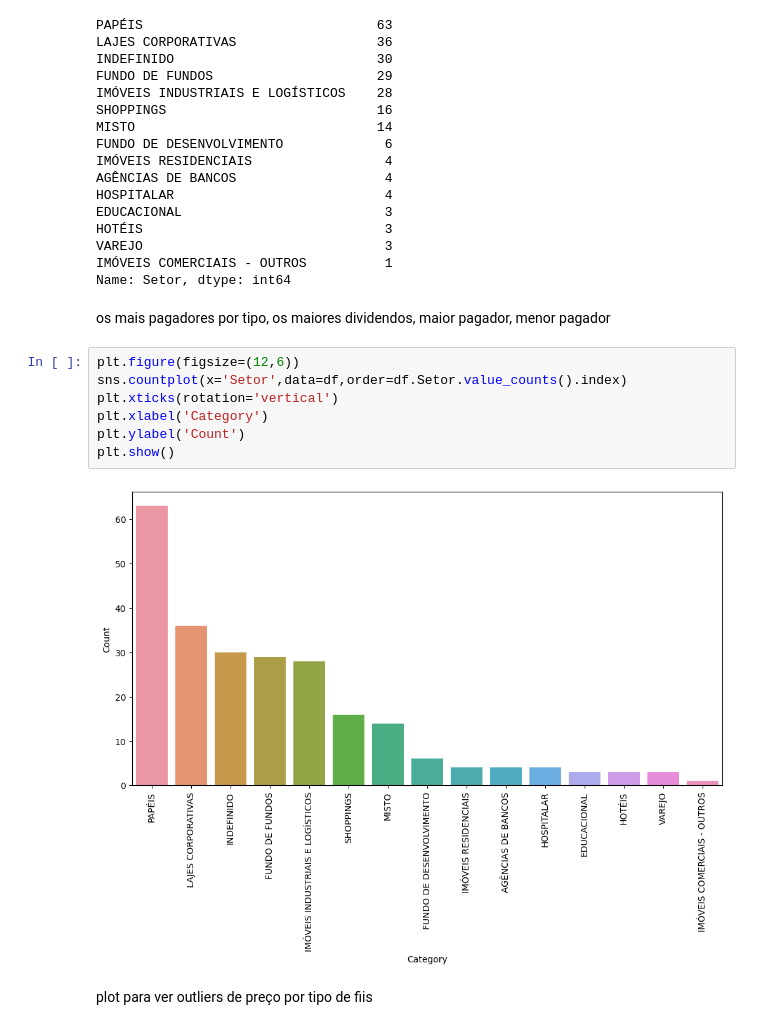
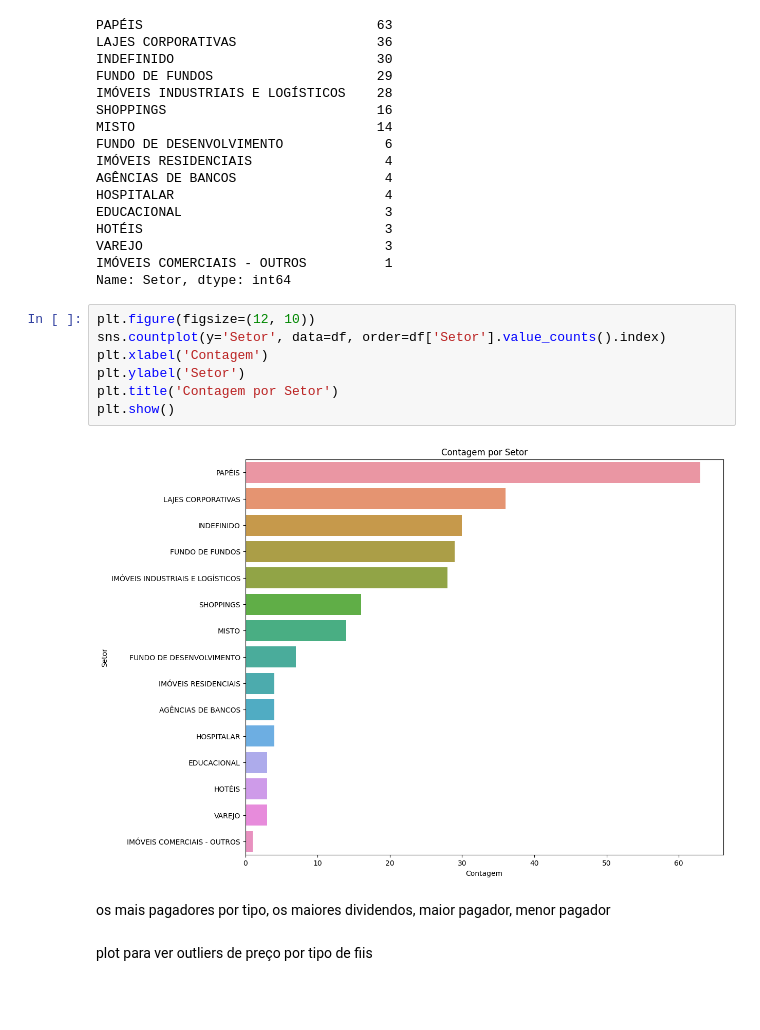
Before and after one commit to Riguini/Fundos-imobiliarios-FIIS-, a Jupyter notebook: FIIS.ipynb, the cells around one changed output. Saved outputs shown, nothing was run; the diff lists cells and outputs as text; blank space fills up the shorter version.

```diff
--- a/FIIS.ipynb
+++ b/FIIS.ipynb
@@ -246,16 +246,16 @@ HOTÉIS                               3
 VAREJO                               3
 IMÓVEIS COMERCIAIS - OUTROS          1
 Name: Setor, dtype: int64
+# %%
+plt.figure(figsize=(12, 10))
+sns.countplot(y='Setor', data=df, order=df['Setor'].value_counts().index)
+plt.xlabel('Contagem')
+plt.ylabel('Setor')
+plt.title('Contagem por Setor')
+plt.show()
+# %% [output]
+[figure, added]
 # %% [markdown]
 os mais pagadores por tipo, os maiores dividendos, maior pagador, menor pagador
-# %%
-plt.figure(figsize=(12,6))
-sns.countplot(x='Setor',data=df,order=df.Setor.value_counts().index)
-plt.xticks(rotation='vertical')
-plt.xlabel('Category')
-plt.ylabel('Count')
-plt.show()
-# %% [output]
-[figure, removed]
 # %% [markdown]
 plot para ver outliers de preço por tipo de fiis
```
Also changed, not shown: parts of 25 cells of this notebook.
